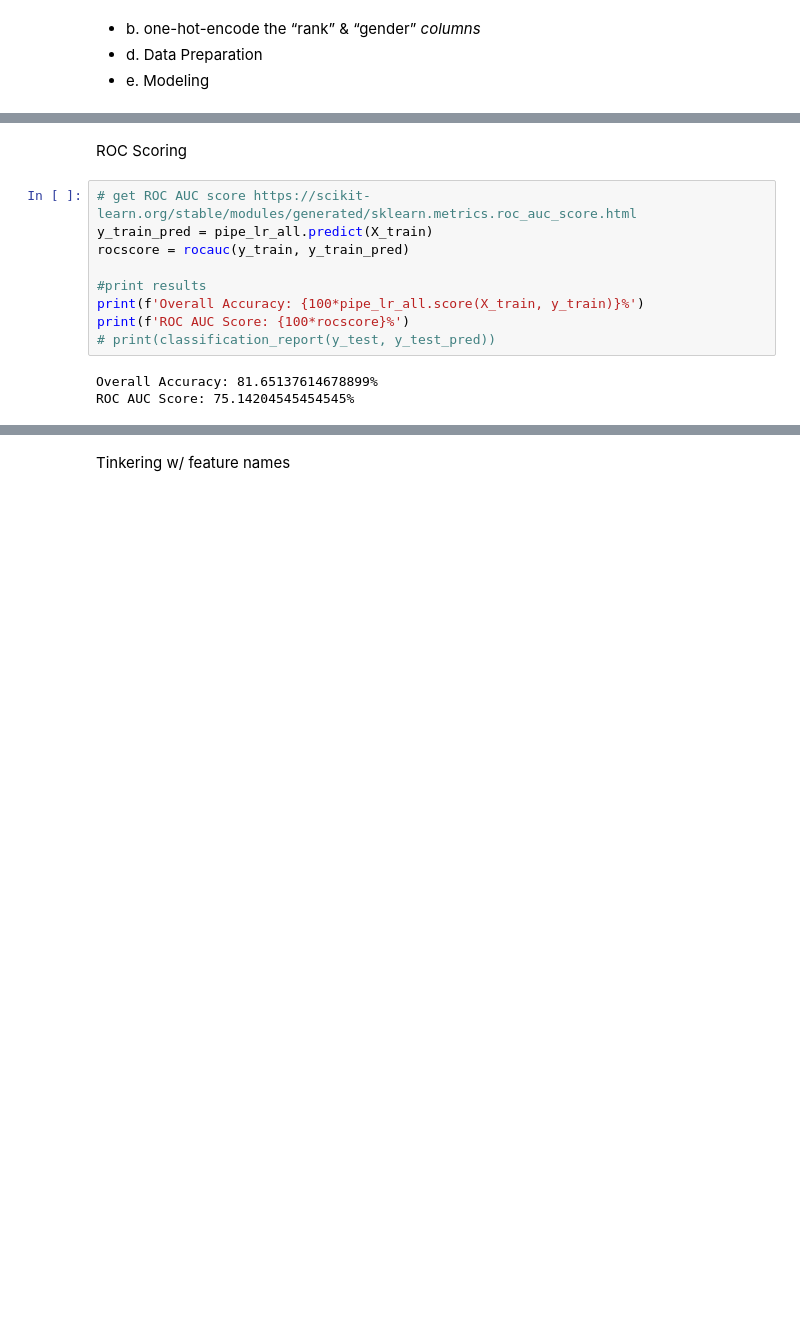
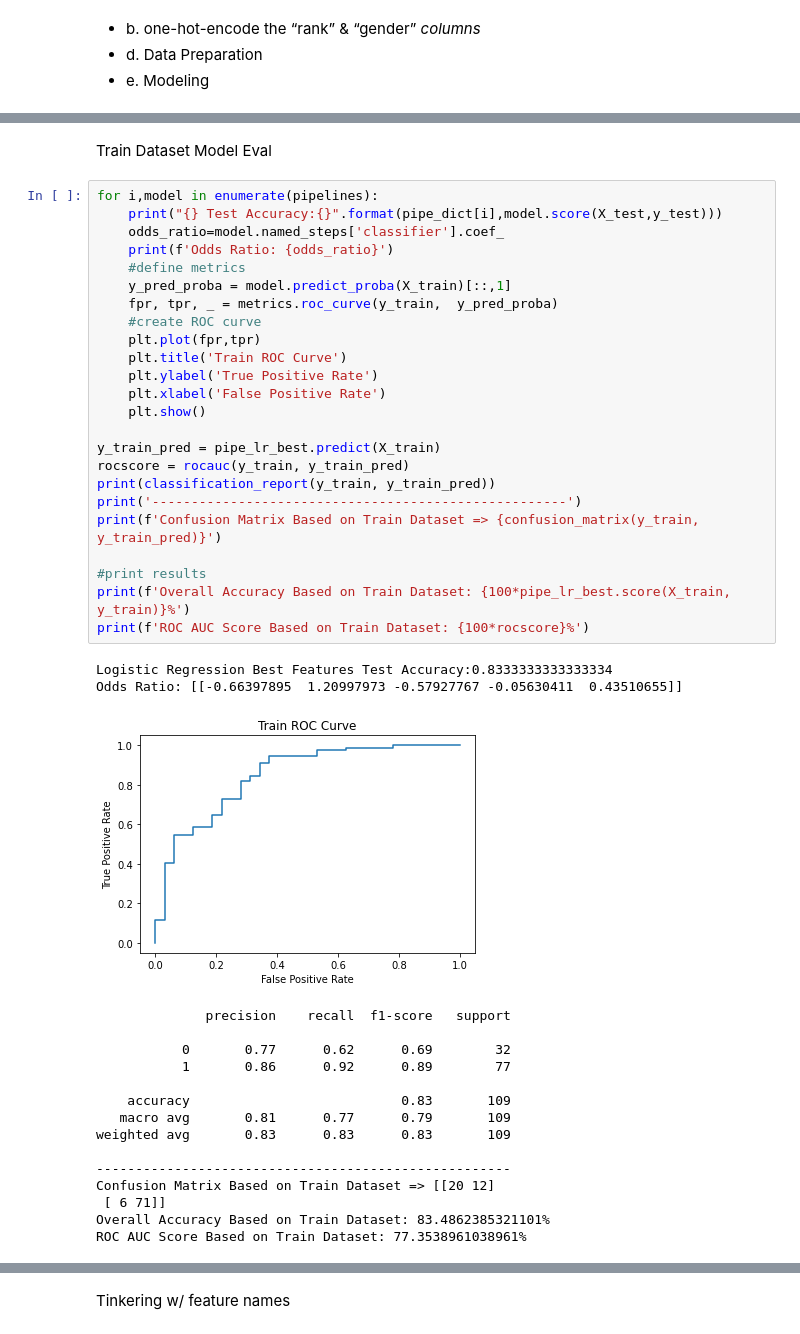
Before and after one commit to djfLtC0dr/python-playground, a Jupyter notebook: DASC522/djfDASC522_HW2.ipynb, the cells around one changed output, grey strips where cells are left out. Drawn from its saved outputs; the diff is of its cells as text; blank space fills up the shorter version.

Commit message:
Train & Test Model Eval

```diff
--- a/DASC522/djfDASC522_HW2.ipynb
+++ b/DASC522/djfDASC522_HW2.ipynb
@@ -154,14 +149,44 @@ Logistic Regression Best Features Test Accuracy:0.8333333333333334
-# %% [markdown]
-ROC Scoring
-# %%
-# get ROC AUC score https://scikit-learn.org/stable/modules/generated/sklearn.metrics.roc_auc_score.html
-y_train_pred = pipe_lr_all.predict(X_train)
-rocscore = rocauc(y_train, y_train_pred)
-
-#print results
-print(f'Overall Accuracy: {100*pipe_lr_all.score(X_train, y_train)}%')
-print(f'ROC AUC Score: {100*rocscore}%')
-# print(classification_report(y_test, y_test_pred))
-# %% [output]
-Overall Accuracy: 81.65137614678899%
-ROC AUC Score: 75.14204545454545%
+# %% [markdown]
+Train Dataset Model Eval
+# %%
+for i,model in enumerate(pipelines):
+    print("{} Test Accuracy:{}".format(pipe_dict[i],model.score(X_test,y_test)))
+    odds_ratio=model.named_steps['classifier'].coef_
+    print(f'Odds Ratio: {odds_ratio}')
+    #define metrics
+    y_pred_proba = model.predict_proba(X_train)[::,1]
+    fpr, tpr, _ = metrics.roc_curve(y_train,  y_pred_proba)
+    #create ROC curve
+    plt.plot(fpr,tpr)
+    plt.title('Train ROC Curve')
+    plt.ylabel('True Positive Rate')
+    plt.xlabel('False Positive Rate')
+    plt.show()
+
+y_train_pred = pipe_lr_best.predict(X_train)
+rocscore = rocauc(y_train, y_train_pred)
+print(classification_report(y_train, y_train_pred))
+print('-----------------------------------------------------')
+print(f'Confusion Matrix Based on Train Dataset => {confusion_matrix(y_train, y_train_pred)}')
+
+#print results
+print(f'Overall Accuracy Based on Train Dataset: {100*pipe_lr_best.score(X_train, y_train)}%')
+print(f'ROC AUC Score Based on Train Dataset: {100*rocscore}%')
+# %% [output]
+Logistic Regression Best Features Test Accuracy:0.8333333333333334
+Odds Ratio: [[-0.66397895  1.20997973 -0.57927767 -0.05630411  0.43510655]]
+[figure, added]
+              precision    recall  f1-score   support
+
+           0       0.77      0.62      0.69        32
+           1       0.86      0.92      0.89        77
+
+    accuracy                           0.83       109
+   macro avg       0.81      0.77      0.79       109
+weighted avg       0.83      0.83      0.83       109
+
+-----------------------------------------------------
+Confusion Matrix Based on Train Dataset => [[20 12]
+ [ 6 71]]
+Overall Accuracy Based on Train Dataset: 83.4862385321101%
+ROC AUC Score Based on Train Dataset: 77.3538961038961%
```
Also changed, not shown: parts of 6 cells of this notebook.
